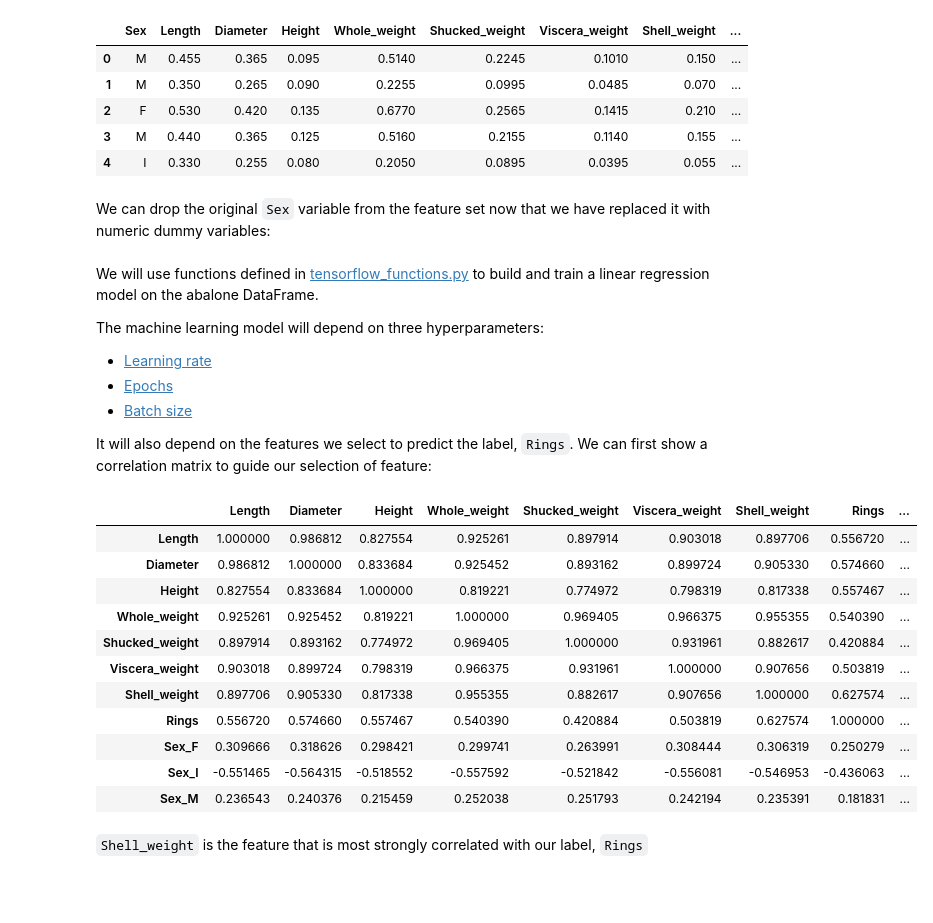
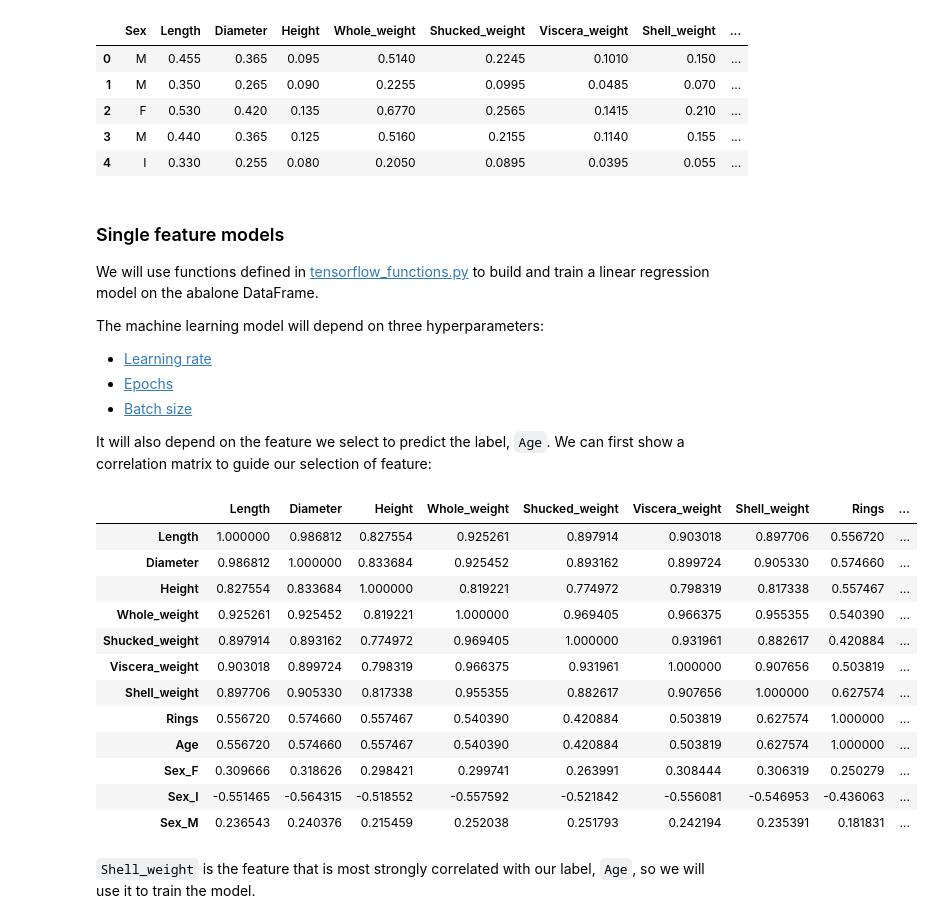
Before and after one commit to ChrisSoderberg-ONS/ml-practice, a Jupyter notebook: tensorflow-ml.ipynb, the cells around one changed output. Cells and saved outputs as stored; diff of their text form; code cells hidden in the pictures; blank space fills up the shorter version.

```diff
--- a/tensorflow-ml.ipynb
+++ b/tensorflow-ml.ipynb
@@ -53,0 +54,4 @@ So the machine learning task is to use some combination of the sex, length, diam
+# %%
+abalones_df["Age"] = abalones_df["Rings"] + 1.5
+
+abalones_df.head(5)
@@ -66,11 +77,9 @@ abalones_df.head(5)
 | 2 | F | 0.530 | 0.420 | 0.135 | 0.6770 | 0.2565 | 0.1415 | 0.210 | ... |
 | 3 | M | 0.440 | 0.365 | 0.125 | 0.5160 | 0.2155 | 0.1140 | 0.155 | ... |
 | 4 | I | 0.330 | 0.255 | 0.080 | 0.2050 | 0.0895 | 0.0395 | 0.055 | ... |
-# %% [markdown]
-We can drop the original `Sex` variable from the feature set now that we have replaced it with numeric dummy variables:
-# %%
-abalones_df = abalones_df.drop("Sex", axis = 1)
 # %% [markdown]
+### Single feature models
+
 We will use functions defined in [tensorflow_functions.py](modules/tensorflow_functions.py) to build and train a linear regression model on the abalone DataFrame.
 
 The machine learning model will depend on three hyperparameters:
@@ -79,24 +88,25 @@ The machine learning model will depend on three hyperparameters:
 - [Epochs](https://developers.google.com/machine-learning/glossary/#epoch)
 - [Batch size](https://developers.google.com/machine-learning/glossary/#batch_size)
 
-It will also depend on the features we select to predict the label, `Rings`. We can first show a correlation matrix to guide our selection of feature:
+It will also depend on the feature we select to predict the label, `Age`. We can first show a correlation matrix to guide our selection of feature:
 # %%
-abalones_df.corr()
+abalones_df.corr(numeric_only=True)
 # %% [output]
 |  | Length | Diameter | Height | Whole_weight | Shucked_weight | Viscera_weight | Shell_weight | Rings | ... |
 | Length | 1.000000 | 0.986812 | 0.827554 | 0.925261 | 0.897914 | 0.903018 | 0.897706 | 0.556720 | ... |
 | Diameter | 0.986812 | 1.000000 | 0.833684 | 0.925452 | 0.893162 | 0.899724 | 0.905330 | 0.574660 | ... |
 | Height | 0.827554 | 0.833684 | 1.000000 | 0.819221 | 0.774972 | 0.798319 | 0.817338 | 0.557467 | ... |
 | Whole_weight | 0.925261 | 0.925452 | 0.819221 | 1.000000 | 0.969405 | 0.966375 | 0.955355 | 0.540390 | ... |
 | Shucked_weight | 0.897914 | 0.893162 | 0.774972 | 0.969405 | 1.000000 | 0.931961 | 0.882617 | 0.420884 | ... |
 | Viscera_weight | 0.903018 | 0.899724 | 0.798319 | 0.966375 | 0.931961 | 1.000000 | 0.907656 | 0.503819 | ... |
 | Shell_weight | 0.897706 | 0.905330 | 0.817338 | 0.955355 | 0.882617 | 0.907656 | 1.000000 | 0.627574 | ... |
 | Rings | 0.556720 | 0.574660 | 0.557467 | 0.540390 | 0.420884 | 0.503819 | 0.627574 | 1.000000 | ... |
+| Age | 0.556720 | 0.574660 | 0.557467 | 0.540390 | 0.420884 | 0.503819 | 0.627574 | 1.000000 | ... |
 | Sex_F | 0.309666 | 0.318626 | 0.298421 | 0.299741 | 0.263991 | 0.308444 | 0.306319 | 0.250279 | ... |
 | Sex_I | -0.551465 | -0.564315 | -0.518552 | -0.557592 | -0.521842 | -0.556081 | -0.546953 | -0.436063 | ... |
 | Sex_M | 0.236543 | 0.240376 | 0.215459 | 0.252038 | 0.251793 | 0.242194 | 0.235391 | 0.181831 | ... |
 # %% [markdown]
-`Shell_weight` is the feature that is most strongly correlated with our label, `Rings`
+`Shell_weight` is the feature that is most strongly correlated with our label, `Age`, so we will use it to train the model.
 # %%
 # Define hyperparameters
 model_learning_rate = 0.01
```
Also changed, not shown: parts of 6 cells of this notebook, 1 other file.
